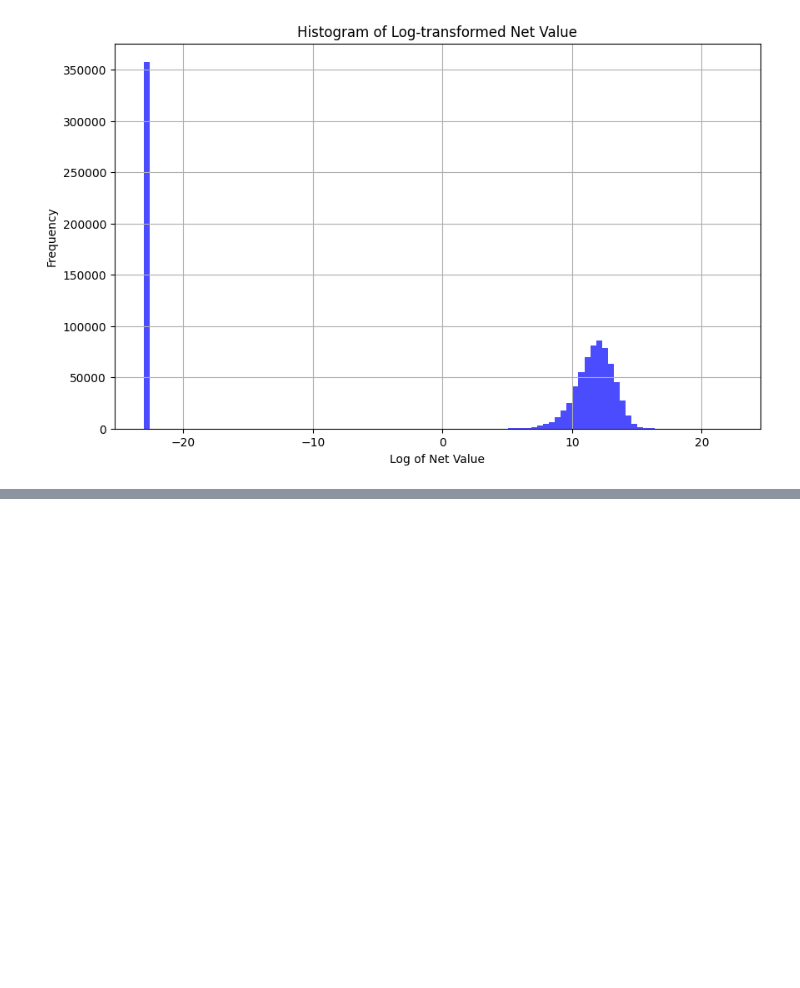
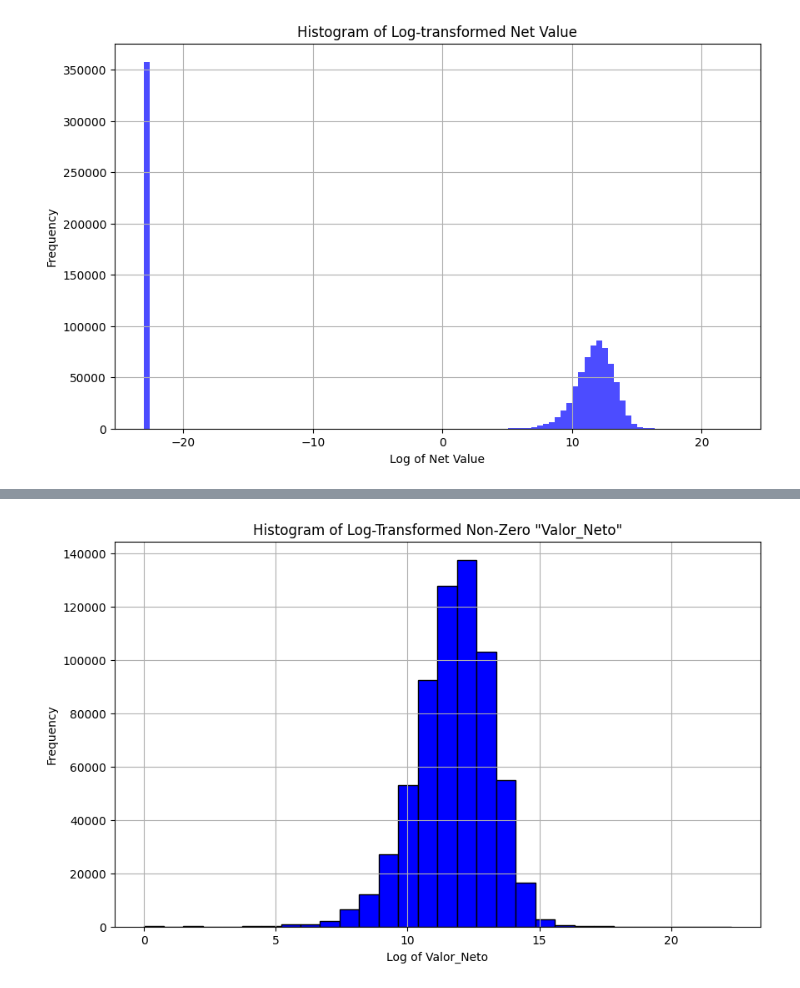
Before and after one commit to davidsmoreno/DifPrivHealthCostPredict, a Jupyter notebook: DataExploring.ipynb, the cells around one changed output, grey strips where cells are left out. Saved outputs shown, nothing was run; the diff lists cells and outputs as text; code cells hidden in the pictures; blank space fills up the shorter version.

```diff
--- a/DataExploring.ipynb
+++ b/DataExploring.ipynb
@@ -381,0 +375,13 @@ Number of NA values in 'Valor_Neto': 0
+# %%
+non_zero_values = medical_records[medical_records['Valor_Neto'] != 0]['Valor_Neto']
+log_values = np.log(non_zero_values)
+
+plt.figure(figsize=(10, 6))
+plt.hist(log_values, bins=30, color='blue', edgecolor='black')
+plt.title('Histogram of Log-Transformed Non-Zero "Valor_Neto"')
+plt.xlabel('Log of Valor_Neto')
+plt.ylabel('Frequency')
+plt.grid(True)
+plt.show()
+# %% [output]
+[figure, added]
```
Also changed, not shown: parts of 16 cells of this notebook, 1 other file.
